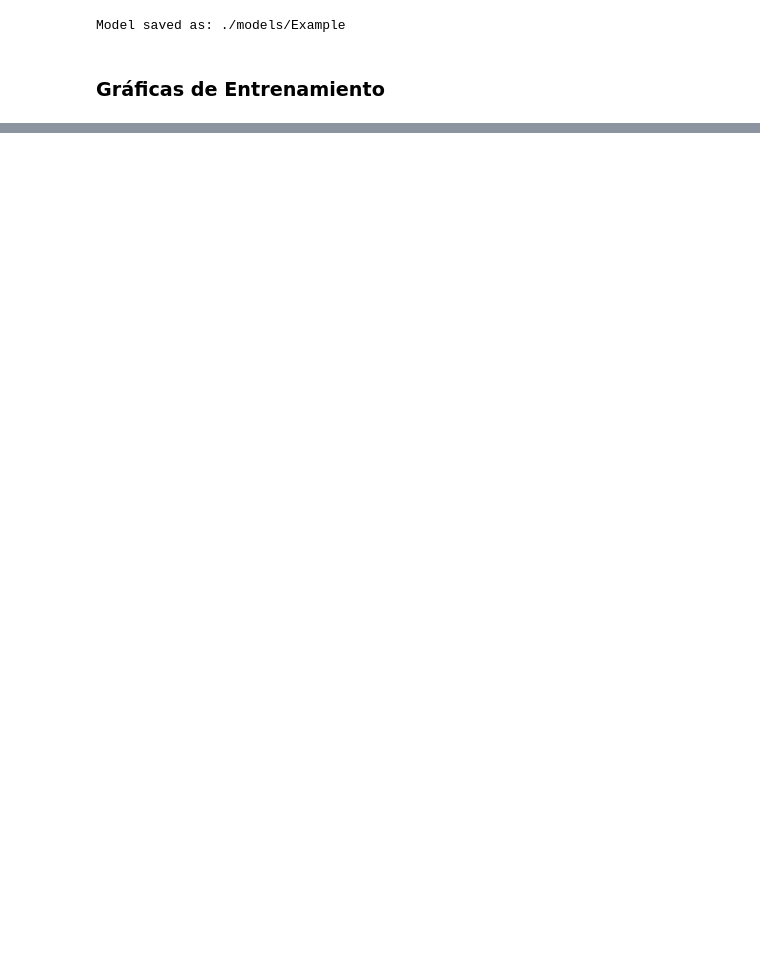
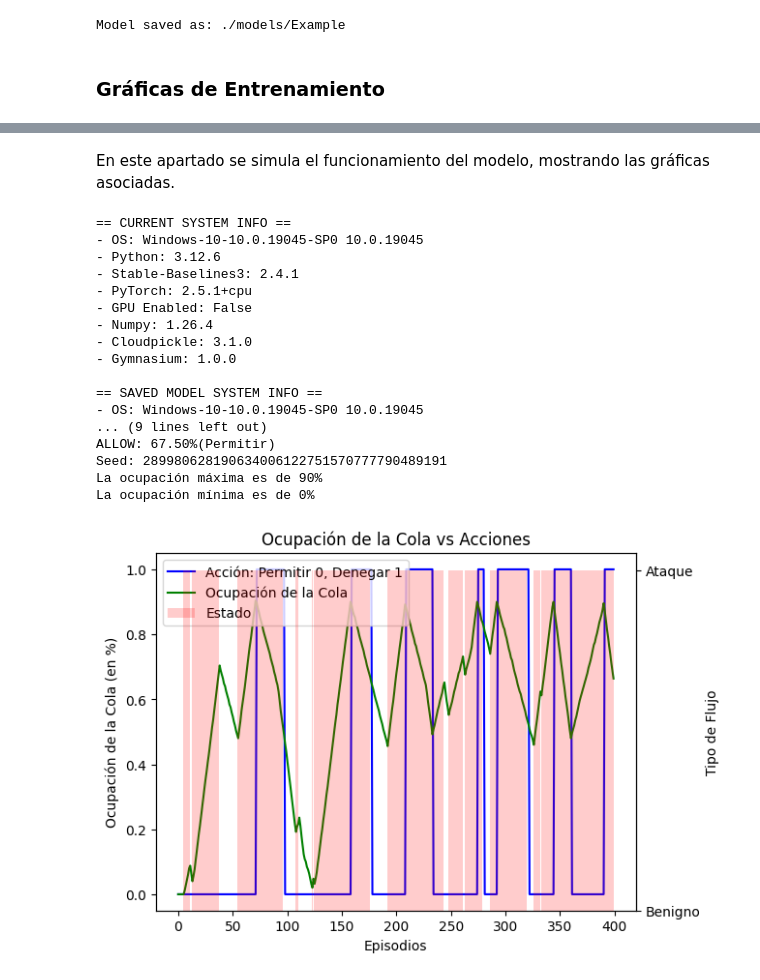
Before and after one commit to CesarRodrigu/GII-24.19-contramedidas-IoT-mediante-reinforcement-learning, a Jupyter notebook: RL/RedInicial.ipynb, the cells around one changed output, grey strips where cells are left out. Cells and saved outputs as stored; diff of their text form; code cells hidden in the pictures; blank space fills up the shorter version.

```diff
--- a/RL/RedInicial.ipynb
+++ b/RL/RedInicial.ipynb
@@ -321,0 +332,23 @@ La ocupación mínima es de 0%
+# %% [markdown]
+En este apartado se simula el funcionamiento del modelo, mostrando las gráficas asociadas.
+# %%
+get_graphs(NAME, LOGS_PATH, save=SAVE_IMGS)
+# %% [output]
+== CURRENT SYSTEM INFO ==
+- OS: Windows-10-10.0.19045-SP0 10.0.19045
+- Python: 3.12.6
+- Stable-Baselines3: 2.4.1
+- PyTorch: 2.5.1+cpu
+- GPU Enabled: False
+- Numpy: 1.26.4
+- Cloudpickle: 3.1.0
+- Gymnasium: 1.0.0
+
+== SAVED MODEL SYSTEM INFO ==
+- OS: Windows-10-10.0.19045-SP0 10.0.19045
+... (9 lines left out)
+ALLOW: 67.50%(Permitir)
+Seed: 289980628190634006122751570777790489191
+La ocupación máxima es de 90%
+La ocupación mínima es de 0%
+[figure, added]
```
Also changed, not shown: parts of 15 cells of this notebook, 12 other files.
